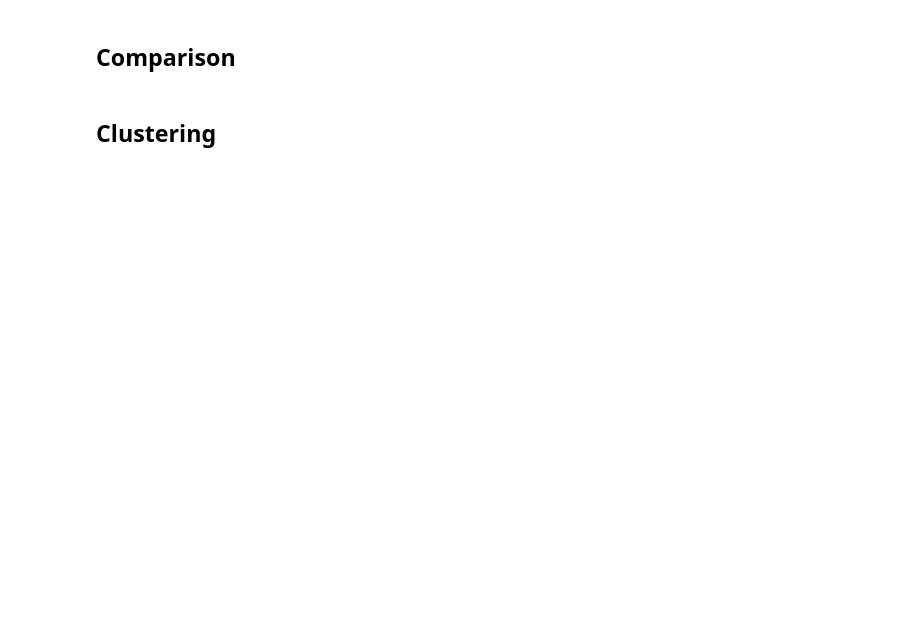
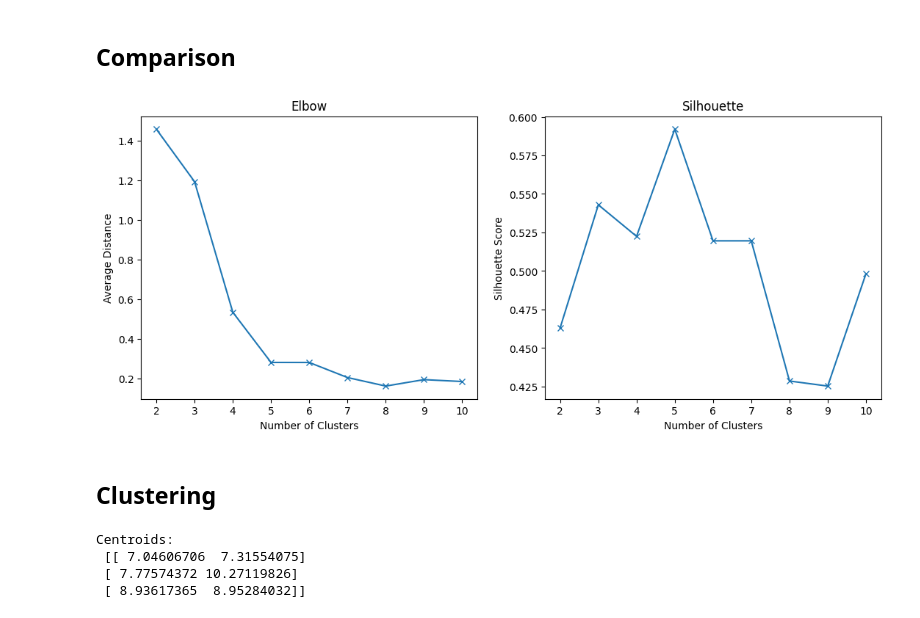
Before and after one commit to yustinbarnet/machine_learning, a Jupyter notebook: Sem_06/kmeans_selection.ipynb, the cells around one changed output. Cells and saved outputs as stored; diff of their text form; code cells hidden in the pictures; blank space fills up the shorter version.

```diff
--- a/Sem_06/kmeans_selection.ipynb
+++ b/Sem_06/kmeans_selection.ipynb
@@ -164,13 +194,28 @@ silhouette = silhouette_kmeans( _ , _ )
 # %% [markdown]
 ## **Comparison**
 # %%
-_, axes = plt.subplots(1,2, figsize=(13,5))
-axes[0].plot( _ , _ , marker = "x"); axes[0].set_title("Elbow")
-axes[1].plot( _ , _ , marker = "x"); axes[1].set_title("Silhouette")
+fig, axes = plt.subplots(1, 2, figsize=(13, 5))
+axes[0].plot(clusters, elbow_distances, marker="x")
+axes[0].set_title("Elbow")
+axes[0].set_xlabel("Number of Clusters")
+axes[0].set_ylabel("Average Distance")
+
+axes[1].plot(clusters, silhouette_distances, marker="x")
+axes[1].set_title("Silhouette")
+axes[1].set_xlabel("Number of Clusters")
+axes[1].set_ylabel("Silhouette Score")
+plt.show()
+# %% [output]
+[figure, added]
 # %% [markdown]
 ## **Clustering**
 # %%
-kmeans = KMeans ( n_clusters = _ ).fit( _ )
+kmeans = KMeans(n_clusters=3).fit(X_train)
 centroids = kmeans.cluster_centers_
-print(centroids)
+print("Centroids:\n", centroids)
+# %% [output]
+Centroids:
+ [[ 7.04606706  7.31554075]
+ [ 7.77574372 10.27119826]
+ [ 8.93617365  8.95284032]]
 # %%
```
Also changed, not shown: parts of 11 cells of this notebook.
